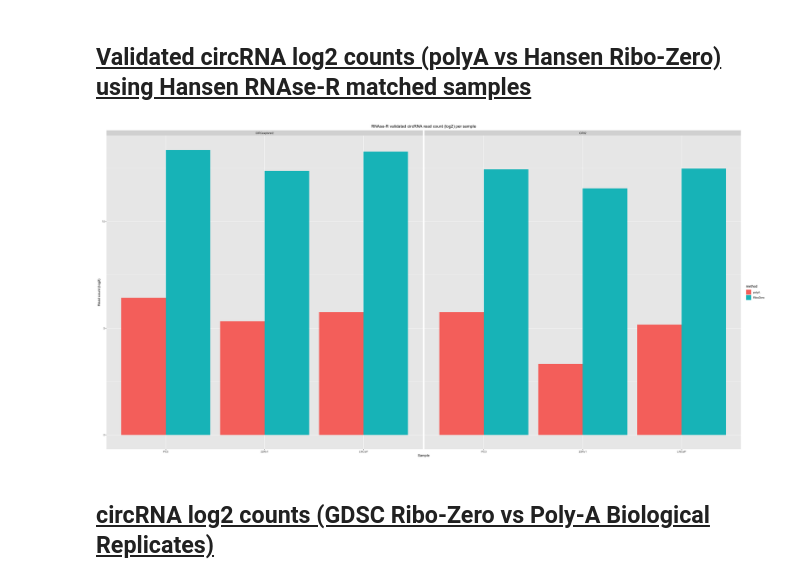
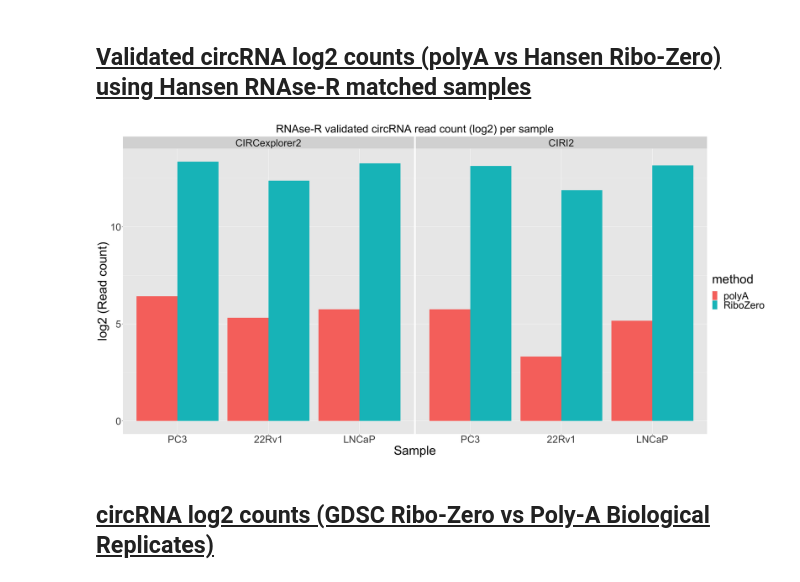
Before and after one commit to anthfm/circRNA, a Jupyter notebook: summarize_circRNA.ipynb, the cells around one changed output. Cells and saved outputs as stored; diff of their text form; code cells hidden in the pictures.

```diff
--- a/summarize_circRNA.ipynb
+++ b/summarize_circRNA.ipynb
@@ -596,9 +601,9 @@ combined_validated <- rbind(combined_ciri, combined_circ)
 # %%
 ggplot(combined_validated, aes(x = sample, y = log2(count), fill=method)) +
   geom_bar(stat="identity",position="dodge") +
-  xlab("Sample")+ylab("Read count (log2)") + facet_wrap(~ tool) + ggtitle("RNAse-R validated circRNA read count (log2) per sample")+ theme(plot.title = element_text(hjust = 0.5))
+  xlab("Sample")+ylab("log2 (Read count)") + facet_wrap(~ tool) + ggtitle("RNAse-R validated circRNA read count (log2) per sample")+ theme(plot.title = element_text(hjust = 0.5, size=35), text = element_text(size=40))
 # %% [output]
-[figure, old version]
+[figure, new version]
 # %% [markdown]
 ## <u>circRNA log2 counts (GDSC Ribo-Zero vs Poly-A Biological Replicates)</u>
 # %%
```
Also changed, not shown: parts of 10 cells of this notebook.
